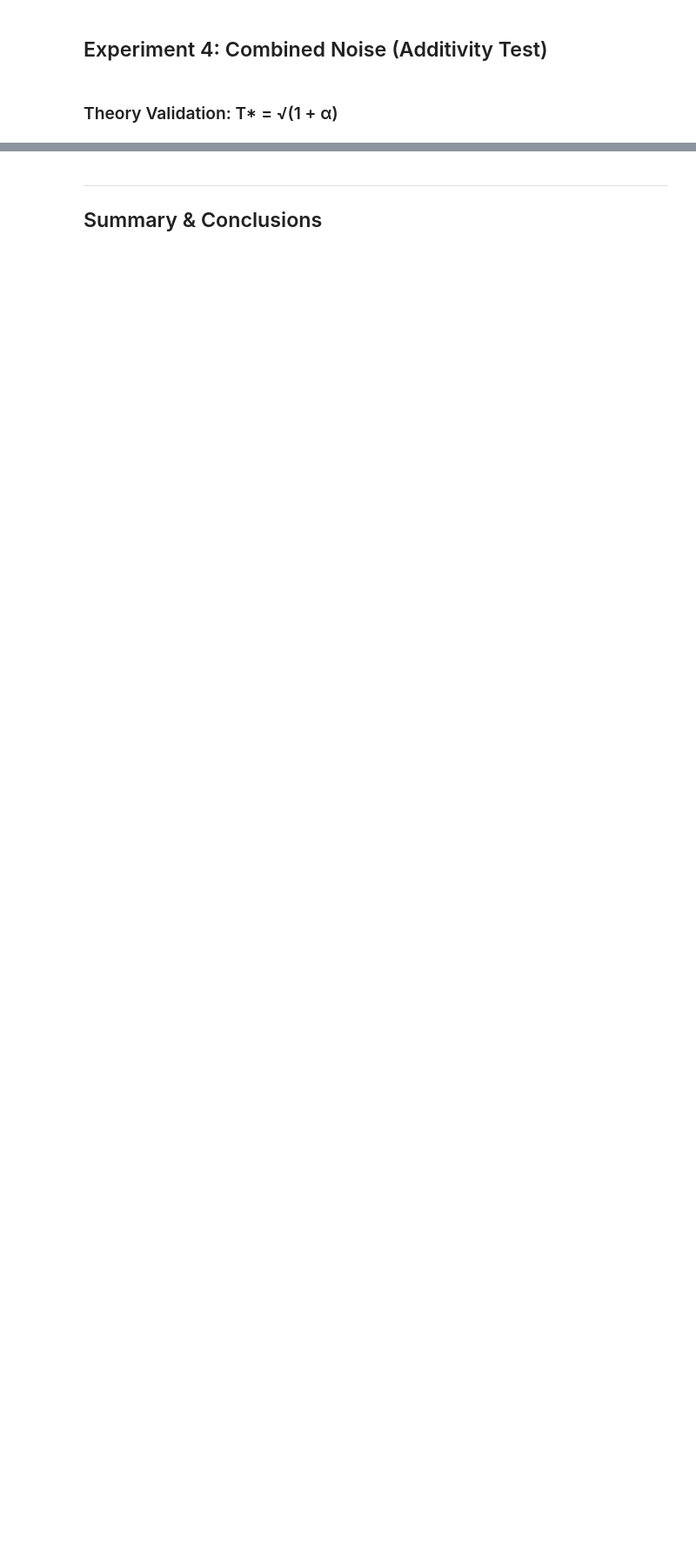
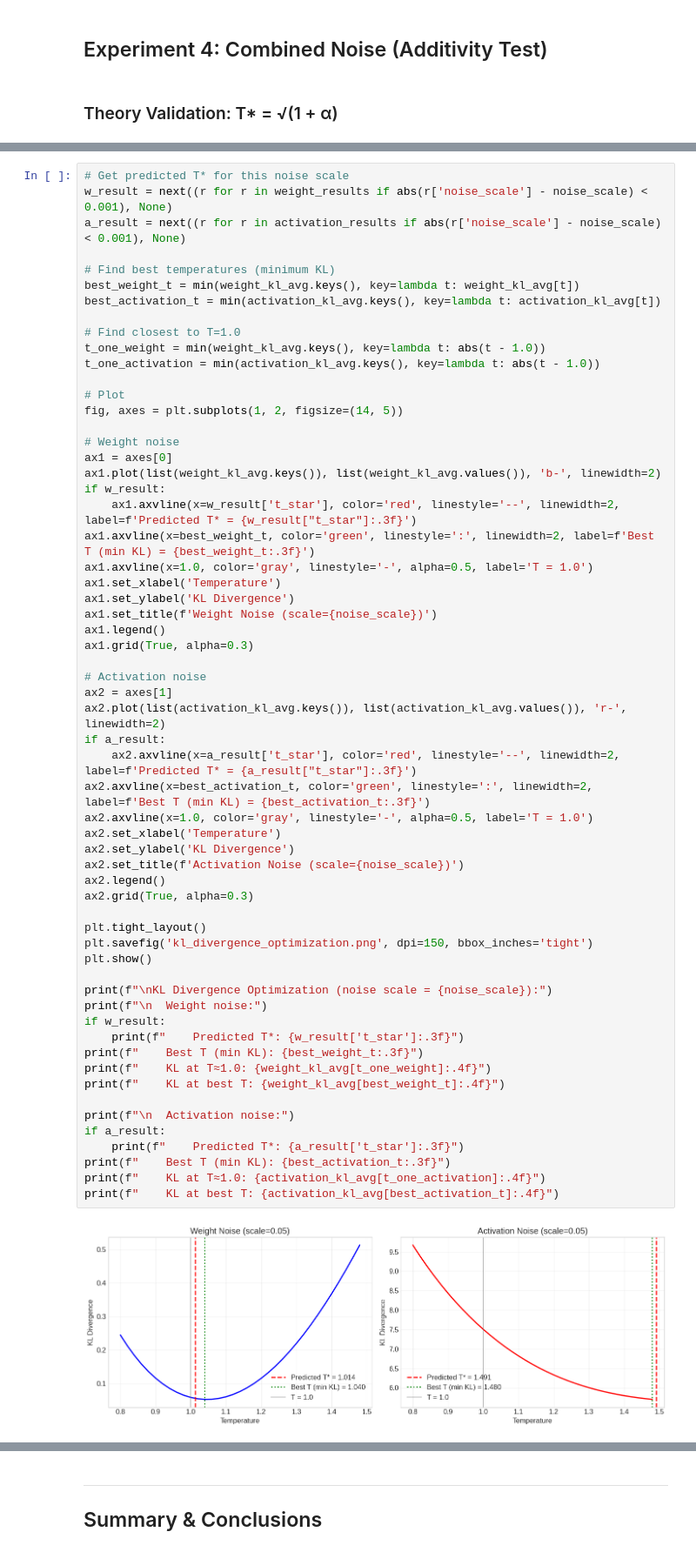
Before and after one commit to maralkh/sampling_temperature_calibration, a Jupyter notebook: temperature_calibration_weight_noise.ipynb, the cells around one changed output, grey strips where cells are left out. Shown at 87% size. Saved outputs shown, nothing was run; the diff lists cells and outputs as text; blank space fills up the shorter version.

```diff
--- a/temperature_calibration_weight_noise.ipynb
+++ b/temperature_calibration_weight_noise.ipynb
@@ -352,0 +409,62 @@ Theory validation:
+# %%
+# Get predicted T* for this noise scale
+w_result = next((r for r in weight_results if abs(r['noise_scale'] - noise_scale) < 0.001), None)
+a_result = next((r for r in activation_results if abs(r['noise_scale'] - noise_scale) < 0.001), None)
+
+# Find best temperatures (minimum KL)
+best_weight_t = min(weight_kl_avg.keys(), key=lambda t: weight_kl_avg[t])
+best_activation_t = min(activation_kl_avg.keys(), key=lambda t: activation_kl_avg[t])
+
+# Find closest to T=1.0
+t_one_weight = min(weight_kl_avg.keys(), key=lambda t: abs(t - 1.0))
+t_one_activation = min(activation_kl_avg.keys(), key=lambda t: abs(t - 1.0))
+
+# Plot
+fig, axes = plt.subplots(1, 2, figsize=(14, 5))
+
+# Weight noise
+ax1 = axes[0]
+ax1.plot(list(weight_kl_avg.keys()), list(weight_kl_avg.values()), 'b-', linewidth=2)
+if w_result:
+    ax1.axvline(x=w_result['t_star'], color='red', linestyle='--', linewidth=2, label=f'Predicted T* = {w_result["t_star"]:.3f}')
+ax1.axvline(x=best_weight_t, color='green', linestyle=':', linewidth=2, label=f'Best T (min KL) = {best_weight_t:.3f}')
+ax1.axvline(x=1.0, color='gray', linestyle='-', alpha=0.5, label='T = 1.0')
+ax1.set_xlabel('Temperature')
+ax1.set_ylabel('KL Divergence')
+ax1.set_title(f'Weight Noise (scale={noise_scale})')
+ax1.legend()
+ax1.grid(True, alpha=0.3)
+
+# Activation noise
+ax2 = axes[1]
+ax2.plot(list(activation_kl_avg.keys()), list(activation_kl_avg.values()), 'r-', linewidth=2)
+if a_result:
+    ax2.axvline(x=a_result['t_star'], color='red', linestyle='--', linewidth=2, label=f'Predicted T* = {a_result["t_star"]:.3f}')
+ax2.axvline(x=best_activation_t, color='green', linestyle=':', linewidth=2, label=f'Best T (min KL) = {best_activation_t:.3f}')
+ax2.axvline(x=1.0, color='gray', linestyle='-', alpha=0.5, label='T = 1.0')
+ax2.set_xlabel('Temperature')
+ax2.set_ylabel('KL Divergence')
+ax2.set_title(f'Activation Noise (scale={noise_scale})')
+ax2.legend()
+ax2.grid(True, alpha=0.3)
+
+plt.tight_layout()
+plt.savefig('kl_divergence_optimization.png', dpi=150, bbox_inches='tight')
+plt.show()
+
+print(f"\nKL Divergence Optimization (noise scale = {noise_scale}):")
+print(f"\n  Weight noise:")
+if w_result:
+    print(f"    Predicted T*: {w_result['t_star']:.3f}")
+print(f"    Best T (min KL): {best_weight_t:.3f}")
+print(f"    KL at T≈1.0: {weight_kl_avg[t_one_weight]:.4f}")
+print(f"    KL at best T: {weight_kl_avg[best_weight_t]:.4f}")
+
+print(f"\n  Activation noise:")
+if a_result:
+    print(f"    Predicted T*: {a_result['t_star']:.3f}")
+print(f"    Best T (min KL): {best_activation_t:.3f}")
+print(f"    KL at T≈1.0: {activation_kl_avg[t_one_activation]:.4f}")
+print(f"    KL at best T: {activation_kl_avg[best_activation_t]:.4f}")
+# %% [output]
+[figure, added]
```
Also changed, not shown: parts of 21 cells of this notebook.
